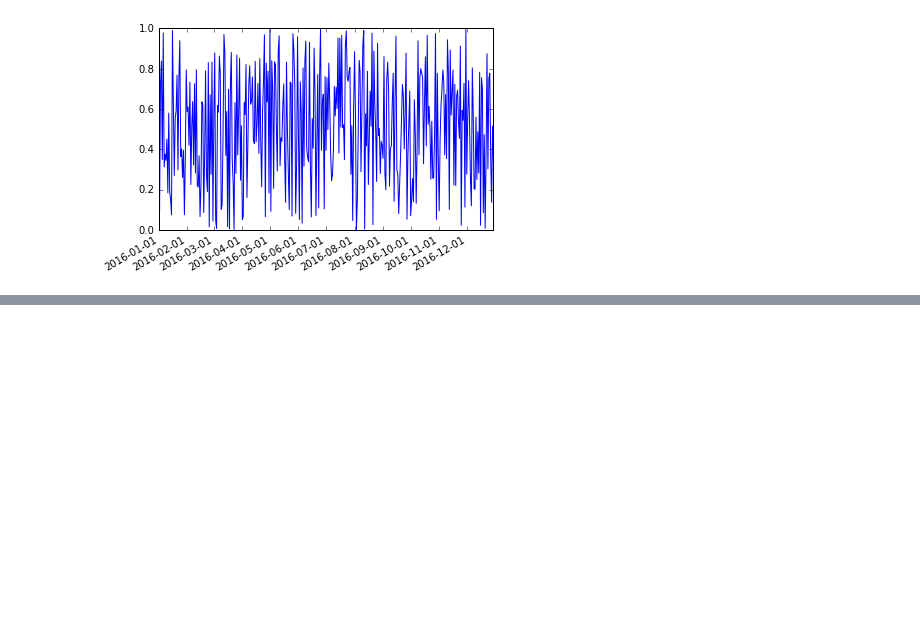
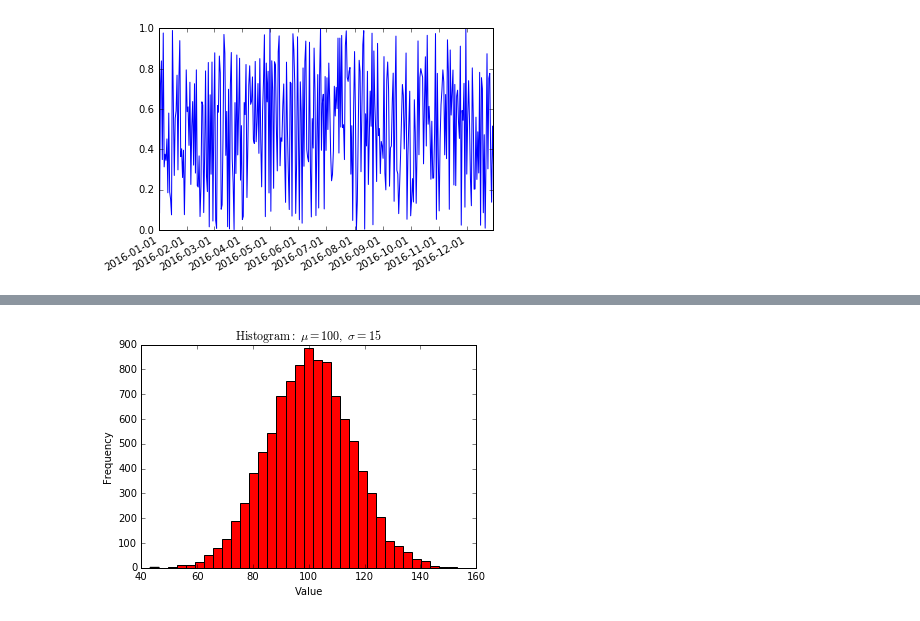
Before and after one commit to zlxs23/Data_Visualization, a Jupyter notebook: chap_3_绘制并定制化图表.ipynb, the cells around one changed output, grey strips where cells are left out. Saved outputs shown, nothing was run; the diff lists cells and outputs as text; code cells hidden in the pictures; blank space fills up the shorter version.

```diff
--- a/chap_3_绘制并定制化图表.ipynb
+++ b/chap_3_绘制并定制化图表.ipynb
@@ -259,0 +320,17 @@ show()
+# %%
+import numpy as np
+import matplotlib.pyplot as plt
+
+mu = 100
+sigma = 15
+x = np.random.normal(mu, sigma, 10000)
+ax = plt.gca()
+
+# the histogram of the data
+ax.hist(x, bins=35,color='r')
+ax.set_xlabel('Value')
+ax.set_ylabel('Frequency')
+ax.set_title(r'$\mathrm{Histogram:}\ \mu=%d,\ \sigma=%d$' % (mu, sigma))
+plt.show()
+# %% [output]
+[figure, added]
```
Also changed, not shown: parts of 16 cells of this notebook, 6 other files.
